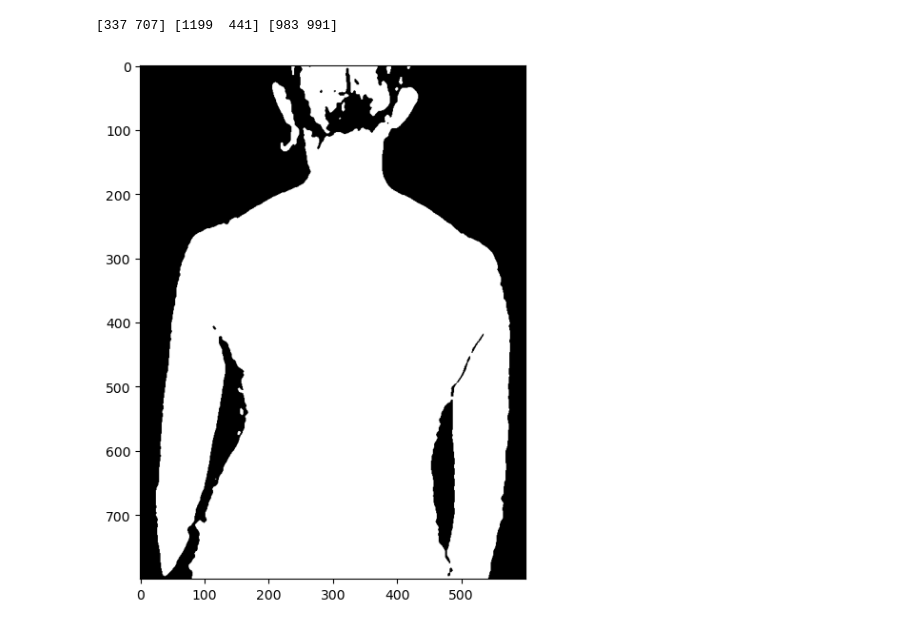
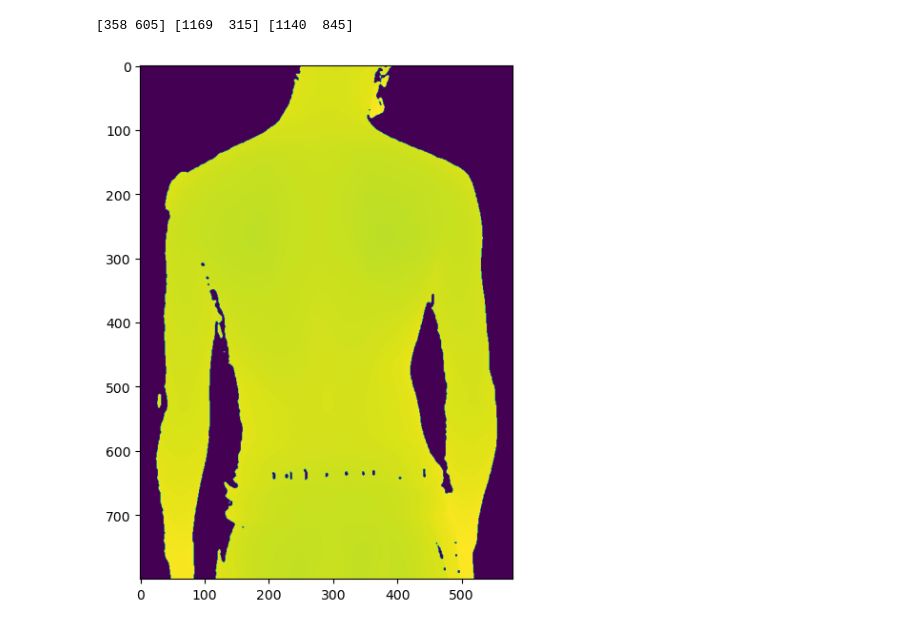
Before and after one commit to ghazalebra/interface_scoliose, a Jupyter notebook: automatic_crop.ipynb, the cells around one changed output. Saved outputs shown, nothing was run; the diff lists cells and outputs as text; code cells hidden in the pictures.

```diff
--- a/automatic_crop.ipynb
+++ b/automatic_crop.ipynb
@@ -54,7 +49,0 @@ plt.show()
-# %%
-z_nobg = cv2.imread(r'D:\StageE23\Data\Hiver_2022\14-03-2022_Participant1\Prise1\xyz_nobg\Prise1_005943_XYZ_0.png')
-print(z_nobg.shape)
-print(np.min(z_nobg), np.max(z_nobg), np.mean(z_nobg))
-
-plt.imshow(z_nobg)
-plt.show()
@@ -64,0 +50,26 @@ plt.show()
+# %%
+path = r'D:\StageE23\Data\Ete_2022\Participant13\BD\Contraint\Prise01\BD_const_01_003575_I_0.raw'
+header_size = 512
+w = 1936
+h = 1176
+
+with open(path, 'r') as f:
+    f.seek(header_size)
+    # data = f.read()
+    frame = np.fromfile(f, np.float32).reshape((h, w, 3))
+    #retrieve the depth as an image (and flip upside down)
+    z = frame[:,:,2].T
+    z = z[-1:0:-1, :]
+    zz = z[np.where(z>0)]
+    body_z = np.median(zz)
+    z_nobg = z
+    z_nobg[np.where(z > body_z + 400)] = 0
+    z_nobg_f = median_filter(z_nobg, 9) #correction pour trous dans l'image
+
+print(z_nobg.shape)
+print(np.min(z_nobg), np.max(z_nobg), np.mean(z_nobg), np.median(z_nobg))
+
+fig, (ax1, ax2) = plt.subplots(1,2)
+ax1.imshow(z_nobg, cmap='gray', vmin=1000)
+ax2.imshow(z_nobg_f, cmap='gray')
+plt.show()
@@ -65,10 +78,8 @@ plt.show()
 # %%
-footprint = disk(1, np.uint16)
-print(footprint.shape)
 z_nobg = median_filter(z_nobg, 5)
 plt.imshow(z_nobg)
 plt.show()
 
-body = np.argwhere(z_nobg[:1500,:,0] > 100)
+body = np.argwhere(z_nobg[:1500,:] > 100)
 print(body)
 # %% [output]
@@ -84,18 +94,18 @@ print(body)
 # %%
 top = body[0]
 body_sorted = sorted(body, key=lambda list: list[1])
 left = body_sorted[0]
 right = body_sorted[-1]
 print(top, left, right)
 
 w1 = left[1]-25
 w2 = right[1]+25
 h1 = top[0]+200
 h2 = top[0]+1000
 
-im_crop = z_nobg[h1:h2, w1:w2, :]
+im_crop = z_nobg[h1:h2, w1:w2]
 plt.imshow(im_crop)
 plt.show()
 # %% [output]
-[337 707] [1199  441] [983 991]
+[358 605] [1169  315] [1140  845]
-[figure, old version]
+[figure, new version]
```
Also changed, not shown: parts of 11 cells of this notebook.
